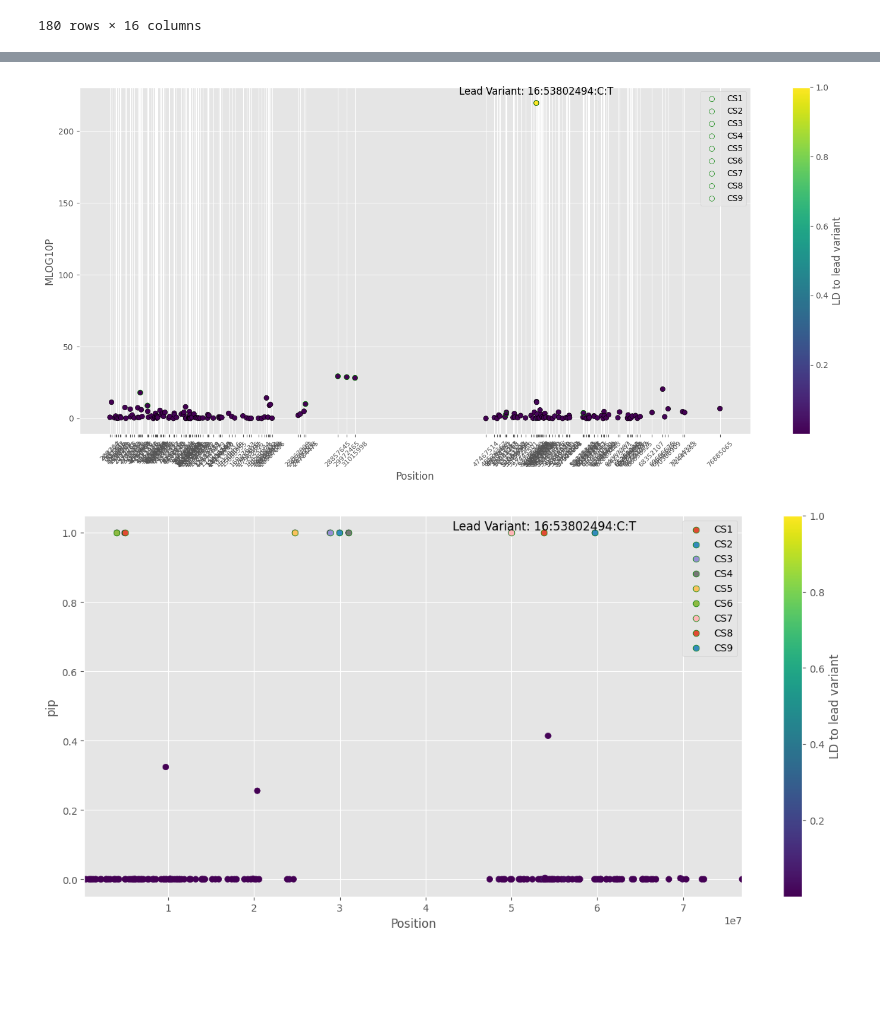
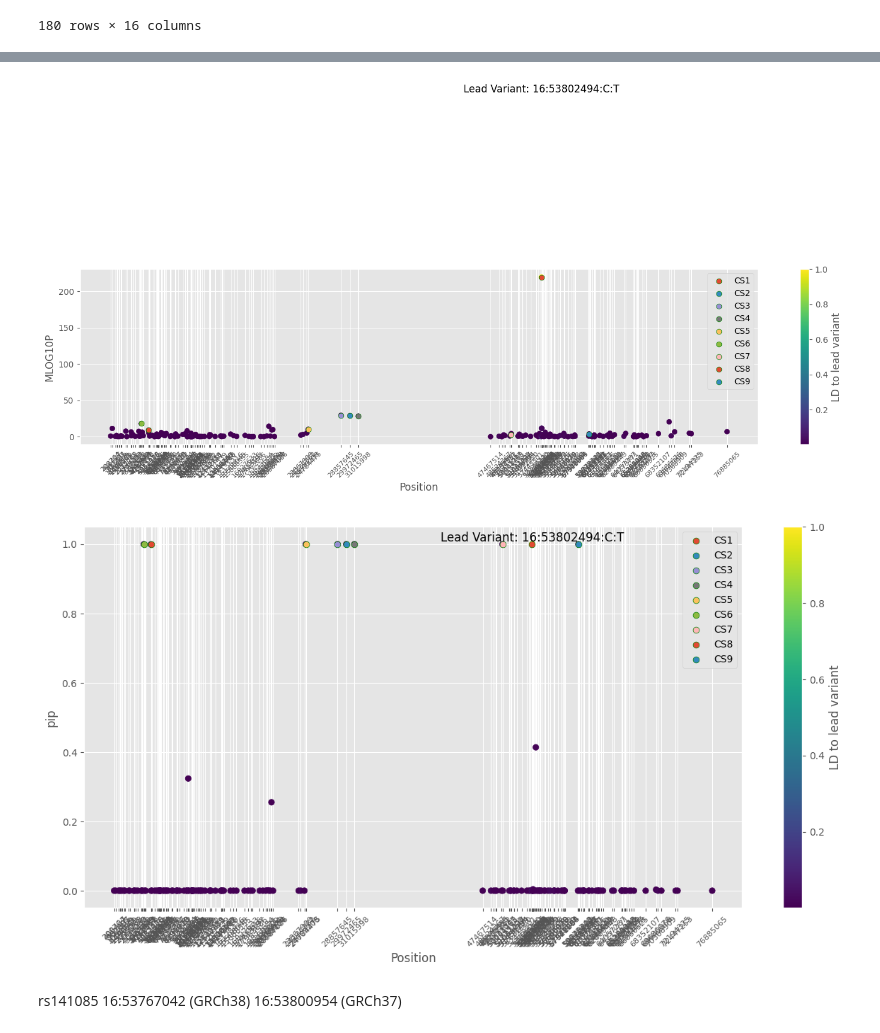
Before and after one commit to RedietNegash/hypothesis-generation-demo, a Jupyter notebook: notebooks/finemapping_susie.ipynb, the cells around one changed output, grey strips where cells are left out. Cells and saved outputs as stored; diff of their text form; code cells hidden in the pictures; blank space fills up the shorter version.

```diff
--- a/notebooks/finemapping_susie.ipynb
+++ b/notebooks/finemapping_susie.ipynb
@@ -390,16 +396,21 @@ fig, ax = plt.subplots(nrows=1, ncols=1, figsize=(15, 7))
 col_to_plot = "MLOG10P"
 df_tested_cojo_snps[col_to_plot] = -np.log10(df_tested_cojo_snps["p"])
 
-lead_idx = df_tested_cojo_snps["p"].idxmin()
-p = ax.scatter(df_tested_cojo_snps["bp"], df_tested_cojo_snps[col_to_plot], c=ld2[lead_idx], cmap="viridis", edgecolor="black")
 
-lead_x, lead_y = df_tested_cojo_snps.loc[lead_idx, "bp"], df_tested_cojo_snps.loc[lead_idx, col_to_plot]
-ax.annotate(f"Lead Variant: {df_tested_cojo_snps.loc[lead_idx, 'SNP']}", (lead_x, lead_y), textcoords="offset points", xytext=(0, 10), ha='center', fontsize=12)
+p = ax.scatter(df_tested_cojo_snps["bp"], df_tested_cojo_snps[col_to_plot], c=ld2[df_tested_cojo_snps["p"].idxmin()])
 
-for i, cs_index in enumerate(credible_sets):
-    pos = df_tested_cojo_snps.loc[np.array(cs_index) - 1, "bp"]
-    y = df_tested_cojo_snps.loc[np.array(cs_index) - 1, col_to_plot]
-    ax.scatter(pos, y, marker='o', s=40, label=f"CS{i+1}", edgecolor="green", facecolors='none')
+
+lead_x, lead_y = df_tested_cojo_snps.loc[df_tested_cojo_snps["p"].idxmin(), "bp"], df_tested_cojo_snps.loc[df_tested_cojo_snps["p"].idxmin(), col_to_plot]
+ax.annotate(f"Lead Variant: {df_tested_cojo_snps.loc[df_tested_cojo_snps['p'].idxmin(), 'SNP']}",
+            (lead_x, lead_y),
+            textcoords="offset points", xytext=(0, lead_y + 2), ha='center', fontsize=12)
+
+
+for i in range(n_cs):
+    cs_index = credible_sets[i]
+    pos = df_tested_cojo_snps.loc[np.array(cs_index)-1, "bp"]
+    y = df_tested_cojo_snps.loc[np.array(cs_index)-1, col_to_plot]
+    ax.scatter(pos, y, marker='o', s=40, label=f"CS{i+1}", edgecolor="green")
 
 plt.colorbar(p, label="LD to lead variant")
 
@@ -414,41 +425,44 @@ plt.legend()
 plt.tight_layout()
 plt.show()
 # %% [output]
-[figure, old version]
+[figure, new version]
 # %%
 plt.style.use("ggplot")
 fig, ax = plt.subplots(nrows=1, ncols=1, figsize=(15, 7))
 
 col_to_plot = "pip"
 p = ax.scatter(df_tested_cojo_snps["bp"], df_tested_cojo_snps[col_to_plot], c=ld2[df_tested_cojo_snps["p"].idxmin()])
 
-# Show the lead variant
+
 lead_x, lead_y = df_tested_cojo_snps.loc[df_tested_cojo_snps["p"].idxmin(), "bp"], df_tested_cojo_snps.loc[df_tested_cojo_snps["p"].idxmin(), col_to_plot]
 ax.annotate(f"Lead Variant: {df_tested_cojo_snps.loc[df_tested_cojo_snps['p'].idxmin(), 'SNP']}",
             (lead_x, lead_y),
             textcoords="offset points", xytext=(0, lead_y + 2), ha='center', fontsize=12)
 
-# Plot circles around variants in credible sets
+
 for i in range(n_cs):
     cs_index = credible_sets[i]
     pos = df_tested_cojo_snps.loc[np.array(cs_index)-1, "bp"]
     y = df_tested_cojo_snps.loc[np.array(cs_index)-1, col_to_plot]
     ax.scatter(pos, y, marker='o', s=40, label=f"CS{i+1}", edgecolor="green")
 
 plt.colorbar(p, label="LD to lead variant")
 ax.set_xlabel("Position")
 ax.set_ylabel(col_to_plot)
 
-# Set x-limits
-ax.set_xlim((df_tested_cojo_snps["bp"].min(), df_tested_cojo_snps["bp"].max()))
+x_positions = df_tested_cojo_snps["bp"].values
+ax.set_xticks(x_positions)
+ax.set_xticklabels(x_positions, rotation=45, fontsize=8)
 
-# Show the legend
+
 plt.legend()
-
-# Display the plot
 plt.show()
 # %% [output]
-[figure, old version]
+[figure, new version]
+# %% [markdown]
+rs141085
+16:53767042 (GRCh38)
+16:53800954 (GRCh37)
 # %%
 cs_index = np.array(credible_sets[0])
 for i in range(1, n_cs):
```
Also changed, not shown: parts of 52 cells of this notebook.
